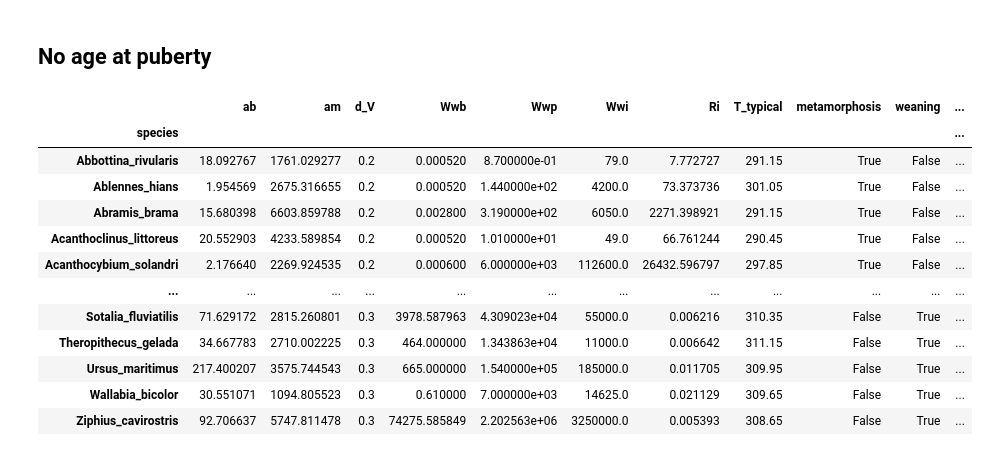
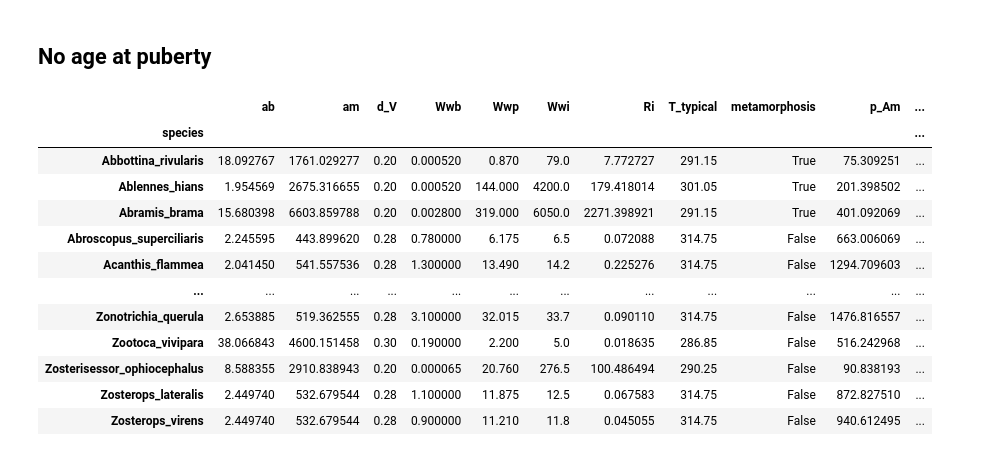
Before and after one commit to diogo-f-oliveira/DEB_ML_Init, a Jupyter notebook: notebooks/Data Preprocessing.ipynb, the cells around one changed output. Saved outputs shown, nothing was run; the diff lists cells and outputs as text; code cells hidden in the pictures.

Commit message:
Preprocessing data functions and notebook

```diff
--- a/notebooks/Data Preprocessing.ipynb
+++ b/notebooks/Data Preprocessing.ipynb
@@ -627,12 +323,0 @@ bi_ratio_df = pd.DataFrame(index=bijection_input_df.index, columns=bi_ratio_df_c
-# %%
-for col in bi_ratio_df.columns:
-    if col in bijection_input_df.columns:
-        bi_ratio_df[col] = bijection_input_df[col].copy()
-bi_ratio_df['ab_m'] = bijection_input_df['ab'] / bijection_input_df['am']
-bi_ratio_df['ap_m'] = bijection_input_df['ap'] / bijection_input_df['am']
-bi_ratio_df['Wwb_i'] = bijection_input_df['Wwb'] / bijection_input_df['Wwi']
-bi_ratio_df['Wwbjx_i'] = bijection_input_df['Wwbjx'] / bijection_input_df['Wwi']
-bi_ratio_df['Wwp_i'] = bijection_input_df['Wwp'] / bijection_input_df['Wwi']
-bi_ratio_df['E_Hb_bjx'] = bijection_input_df['E_Hb'] / bijection_input_df['E_Hbjx']
-bi_ratio_df['E_Hbjx_p'] = bijection_input_df['E_Hbjx'] / bijection_input_df['E_Hp']
-bi_ratio_df
@@ -832,0 +326,8 @@ Test set size: 233
+# %%
+taxonomy_class_options = {
+    'class': ['Aves', 'Actinopterygii', 'Reptilia', 'Chondrichthyes', 'Amphibia',
+       'Mammalia', 'Bivalvia', 'Branchiopoda', 'Malacostraca'],
+}
+taxonomy_include_other = {
+    'class': True
+}
@@ -835,70 +349,72 @@ Test set size: 233
 # %%
 nap_df_cols = [
     'ab', 'am', 'd_V', 'Wwb', 'Wwp', 'Wwi', 'Ri',
-    'T_typical', 'metamorphosis', 'weaning', 'foetus',
-    'p_Am', 'kap', 'v', 'p_M', 'h_a', 'E_Hb', 'E_Hp',
+    'T_typical', 'metamorphosis',
+    'p_Am', 'kap', 'v', 'p_M', 'E_Hb', 'E_Hp', 'k_J', 's_M',
+    'E_Hj', 'E_Hbj',
     ]
 
 # Include metamorphosis datasets
-include_metamorphosis = False
-if include_metamorphosis:
-    nap_df_cols.extend(['aj', 'Wwj', 'E_Hj'])
+include_metamorphosis_data = False
+if include_metamorphosis_data:
+    nap_df_cols.extend(['aj', 'Wwj'])
 
 # Include weaning datasets
-include_weaning = False
-if include_weaning:
-    nap_df_cols.extend(['ax', 'Wwx', 'E_Hx'])
+include_weaning_data = False
+if include_weaning_data:
+    nap_df_cols.extend(['ax', 'Wwx'])
 
 # Include taxonomy columns
 include_taxonomy = True
 if include_taxonomy:
     nap_df_cols.extend(taxonomy_cols)
 # Include eco-code columns
 include_eco_codes = True
 if include_eco_codes:
     nap_df_cols.extend(ecocode_cols)
 
 # Copy columns
-nap_df = df[nap_df_cols].copy()
+nap_df = pd.DataFrame(index=df.index, columns=nap_df_cols)
 nap_df.index.name = 'species'
+for col in nap_df_cols:
+    if col in df.columns:
+        nap_df[col] = df[col].copy()
 
 # Drop species with 'stf' model (too few samples to train model)
-nap_df = nap_df[df['model'] != 'stf']
-nap_df.drop(columns=['foetus'], inplace=True)
+nap_df = nap_df[df['model'].isin(['std', 'stx', 'abj'])]
+#nap_df.drop(columns=['foetus'], inplace=True)
 
 # Encode taxonomy
 if include_taxonomy:
-    nap_df, taxonomy_dummy_cols = encode_taxonomy(nap_df, include_other=True)
+    nap_df, taxonomy_dummy_cols = encode_taxonomy(nap_df, categories=taxonomy_class_options, include_other_col=taxonomy_include_other)
     nap_df.drop(columns=taxonomy_cols, inplace=True)
 
 # Encode eco-codes
 if include_eco_codes:
-    nap_df, eco_code_dummy_cols = encode_eco_codes(nap_df)
+    nap_df, eco_code_dummy_cols = encode_eco_codes(nap_df, categories=eco_code_options, include_other_col=eco_code_include_other)
     nap_df.drop(columns=ecocode_cols, inplace=True)
 
-# Create a single intermediate maturity level (weaning or metamorphosis or birth if missing)
-# nap_df['ax'] = nap_df['ax'].fillna(nap_df['aj']).fillna(nap_df['ab'])
-# nap_df['Wwx'] = nap_df['Wwx'].fillna(nap_df['Wwj']).fillna(nap_df['Wwb'])
-# nap_df['E_Hx'] = nap_df['E_Hx'].fillna(nap_df['E_Hj']).fillna(nap_df['E_Hb'])
-# nap_df.rename(columns={'Wwx':'Wwbjx', 'E_Hx':'E_Hbjx', 'ax': 'abjx'}, inplace=True)
-# nap_df.drop(columns=['Wwj', 'E_Hj', 'aj'], inplace=True)
+# Create a single intermediate maturity level (metamorphosis or birth if missing)
+nap_df[f"E_Hbj"] = nap_df[f"E_Hbj"].fillna(nap_df.loc[nap_df['metamorphosis'], f'E_Hj'])
+nap_df[f"E_Hbj"] = nap_df[f"E_Hbj"].fillna(nap_df.loc[~nap_df['metamorphosis'], f'E_Hb'])
+nap_df.drop(columns=[f"E_Hj"], inplace=True)
 
 # Drop rows with missing data
-#nap_df.dropna(how='any', axis=0, inplace=True)
-nap_df = drop_species_with_missing_values(nap_df)
+nap_df.dropna(how='any', axis=0, inplace=True)
+#nap_df = drop_species_with_missing_values(nap_df)
 
 nap_df
 # %% [output]
-|  | ab | am | d_V | Wwb | Wwp | Wwi | Ri | T_typical | metamorphosis | weaning | ... |
+|  | ab | am | d_V | Wwb | Wwp | Wwi | Ri | T_typical | metamorphosis | p_Am | ... |
 | species |  |  |  |  |  |  |  |  |  |  | ... |
-| Abbottina_rivularis | 18.092767 | 1761.029277 | 0.2 | 0.000520 | 8.700000e-01 | 79.0 | 7.772727 | 291.15 | True | False | ... |
-| Ablennes_hians | 1.954569 | 2675.316655 | 0.2 | 0.000520 | 1.440000e+02 | 4200.0 | 73.373736 | 301.05 | True | False | ... |
-| Abramis_brama | 15.680398 | 6603.859788 | 0.2 | 0.002800 | 3.190000e+02 | 6050.0 | 2271.398921 | 291.15 | True | False | ... |
-| Acanthoclinus_littoreus | 20.552903 | 4233.589854 | 0.2 | 0.000520 | 1.010000e+01 | 49.0 | 66.761244 | 290.45 | True | False | ... |
-| Acanthocybium_solandri | 2.176640 | 2269.924535 | 0.2 | 0.000600 | 6.000000e+03 | 112600.0 | 26432.596797 | 297.85 | True | False | ... |
+| Abbottina_rivularis | 18.092767 | 1761.029277 | 0.20 | 0.000520 | 0.870 | 79.0 | 7.772727 | 291.15 | True | 75.309251 | ... |
+| Ablennes_hians | 1.954569 | 2675.316655 | 0.20 | 0.000520 | 144.000 | 4200.0 | 179.418014 | 301.05 | True | 201.398502 | ... |
+| Abramis_brama | 15.680398 | 6603.859788 | 0.20 | 0.002800 | 319.000 | 6050.0 | 2271.398921 | 291.15 | True | 401.092069 | ... |
+| Abroscopus_superciliaris | 2.245595 | 443.899620 | 0.28 | 0.780000 | 6.175 | 6.5 | 0.072088 | 314.75 | False | 663.006069 | ... |
+| Acanthis_flammea | 2.041450 | 541.557536 | 0.28 | 1.300000 | 13.490 | 14.2 | 0.225276 | 314.75 | False | 1294.709603 | ... |
 | ... | ... | ... | ... | ... | ... | ... | ... | ... | ... | ... | ... |
-| Sotalia_fluviatilis | 71.629172 | 2815.260801 | 0.3 | 3978.587963 | 4.309023e+04 | 55000.0 | 0.006216 | 310.35 | False | True | ... |
-| Theropithecus_gelada | 34.667783 | 2710.002225 | 0.3 | 464.000000 | 1.343863e+04 | 11000.0 | 0.006642 | 311.15 | False | True | ... |
-| Ursus_maritimus | 217.400207 | 3575.744543 | 0.3 | 665.000000 | 1.540000e+05 | 185000.0 | 0.011705 | 309.95 | False | True | ... |
-| Wallabia_bicolor | 30.551071 | 1094.805523 | 0.3 | 0.610000 | 7.000000e+03 | 14625.0 | 0.021129 | 309.65 | False | True | ... |
-| Ziphius_cavirostris | 92.706637 | 5747.811478 | 0.3 | 74275.585849 | 2.202563e+06 | 3250000.0 | 0.005393 | 308.65 | False | True | ... |
+| Zonotrichia_querula | 2.653885 | 519.362555 | 0.28 | 3.100000 | 32.015 | 33.7 | 0.090110 | 314.75 | False | 1476.816557 | ... |
+| Zootoca_vivipara | 38.066843 | 4600.151458 | 0.30 | 0.190000 | 2.200 | 5.0 | 0.018635 | 286.85 | False | 516.242968 | ... |
+| Zosterisessor_ophiocephalus | 8.588355 | 2910.838943 | 0.20 | 0.000065 | 20.760 | 276.5 | 100.486494 | 290.25 | False | 90.838193 | ... |
+| Zosterops_lateralis | 2.449740 | 532.679544 | 0.28 | 1.100000 | 11.875 | 12.5 | 0.067583 | 314.75 | False | 872.827510 | ... |
+| Zosterops_virens | 2.449740 | 532.679544 | 0.28 | 0.900000 | 11.210 | 11.8 | 0.045055 | 314.75 | False | 940.612495 | ... |
```
Also changed, not shown: parts of 71 cells of this notebook, 1 other file.
